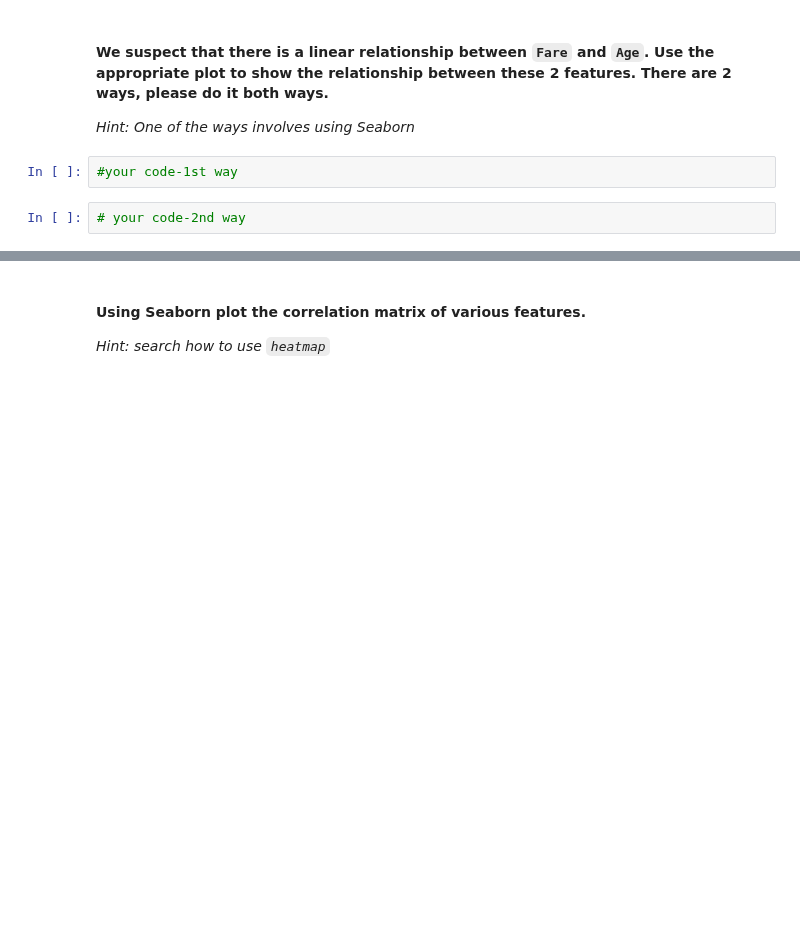
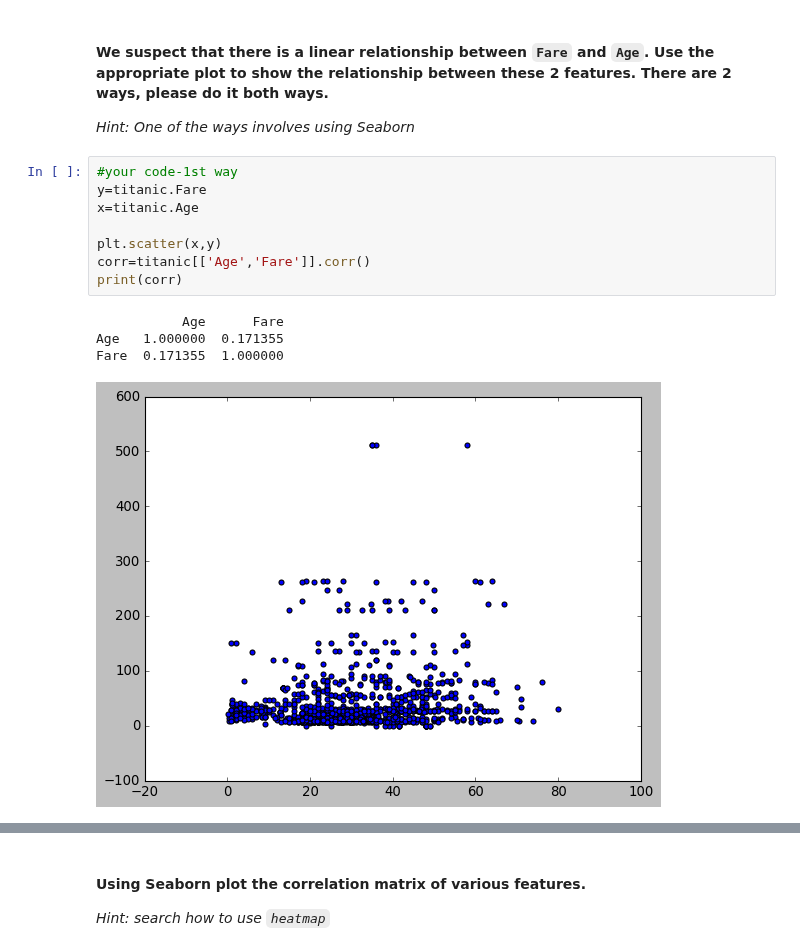
Before and after one commit to fuentebermudez/data-labs, a Jupyter notebook: module-2/lab-matplotlib-seaborn/your-code/challenge-3.ipynb, the cells around one changed output, grey strips where cells are left out. Saved outputs shown, nothing was run; the diff lists cells and outputs as text; blank space fills up the shorter version.

```diff
--- a/module-2/lab-matplotlib-seaborn/your-code/challenge-3.ipynb
+++ b/module-2/lab-matplotlib-seaborn/your-code/challenge-3.ipynb
@@ -142,7 +155,16 @@ sns.barplot(x=gender.index, y=gender.values)
 #### We suspect that there is a linear relationship between `Fare` and `Age`. Use the appropriate plot to show the relationship between these 2 features. There are 2 ways, please do it both ways.
 
 *Hint: One of the ways involves using Seaborn*
-# %%
-#your code-1st way
-# %%
-# your code-2nd way
+# %%
+#your code-1st way
+y=titanic.Fare
+x=titanic.Age
+
+plt.scatter(x,y)
+corr=titanic[['Age','Fare']].corr()
+print(corr)
+# %% [output]
+           Age      Fare
+Age   1.000000  0.171355
+Fare  0.171355  1.000000
+[figure, added]
```
Also changed, not shown: parts of 14 cells of this notebook.
